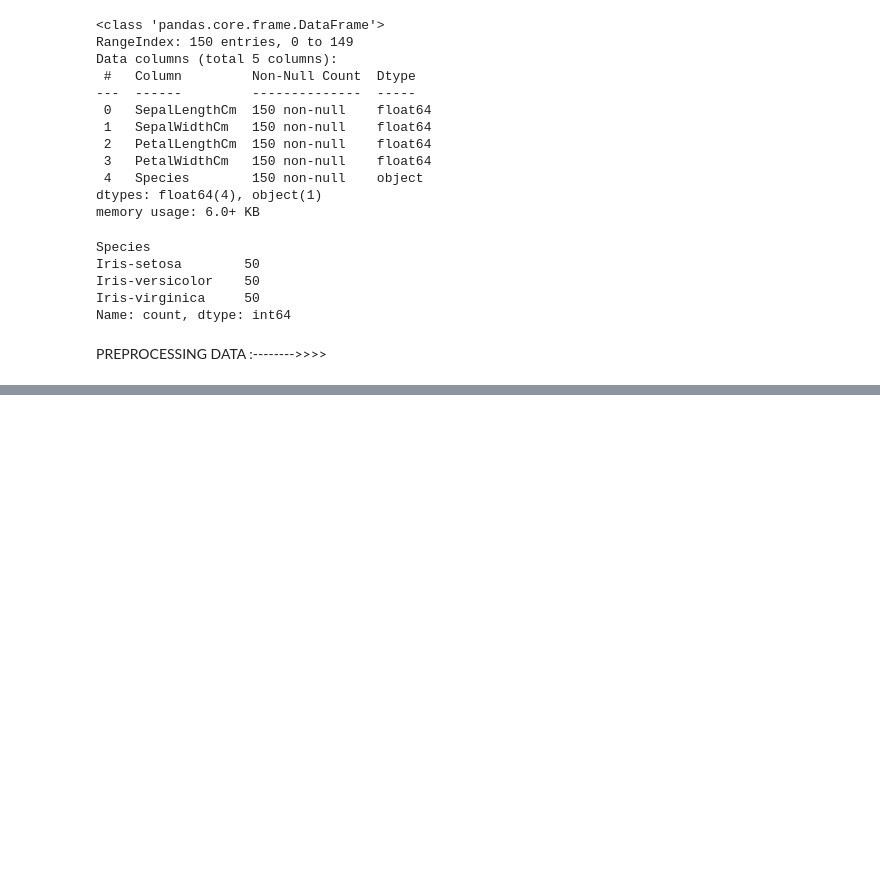
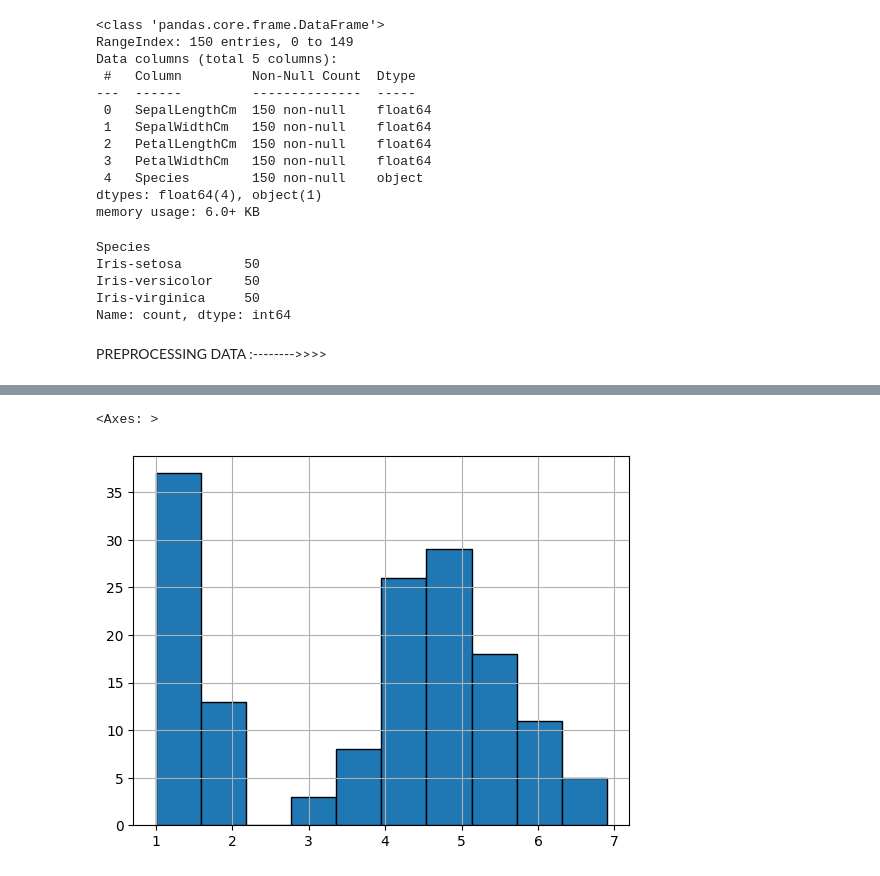
Before and after one commit to DhruvJyotiDas/Data-Science-Projects-2025, a Jupyter notebook: IRIS DATASET/app.ipynb, the cells around one changed output, grey strips where cells are left out. Saved outputs shown, nothing was run; the diff lists cells and outputs as text; code cells hidden in the pictures; blank space fills up the shorter version.

```diff
--- a/IRIS DATASET/app.ipynb
+++ b/IRIS DATASET/app.ipynb
@@ -85,0 +114,5 @@ PREPROCESSING DATA :-------->>>>
+# %%
+df['PetalLengthCm'].hist(bins=10, edgecolor='black')
+# %% [output]
+<Axes: >
+[figure, added]
```
Also changed, not shown: parts of 28 cells of this notebook.
